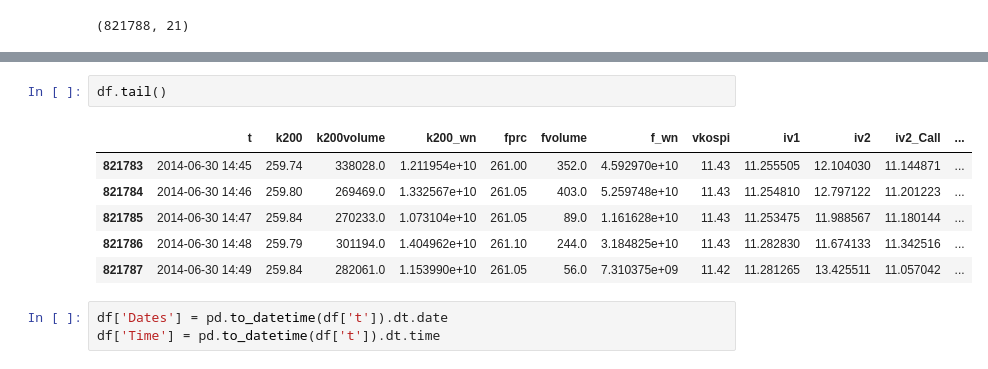
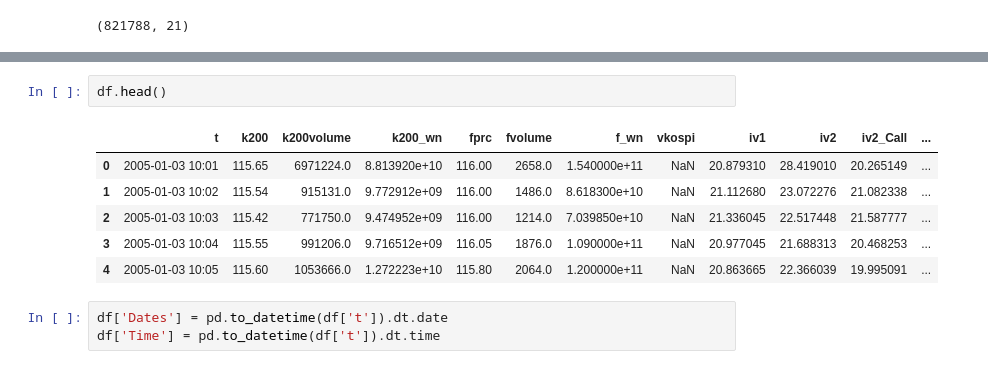
Before and after one commit to shivams289/Kaggle-Projects, a Jupyter notebook: Quantile_regression.ipynb, the cells around one changed output, grey strips where cells are left out. Saved outputs shown, nothing was run; the diff lists cells and outputs as text.

```diff
--- a/Quantile_regression.ipynb
+++ b/Quantile_regression.ipynb
@@ -36,14 +36,14 @@ iv3_atm       float64
 iv3_otm       float64
 dtype: object
 # %%
-df.tail()
+df.head()
 # %% [output]
 |  | t | k200 | k200volume | k200_wn | fprc | fvolume | f_wn | vkospi | iv1 | iv2 | iv2_Call | ... |
-| 821783 | 2014-06-30 14:45 | 259.74 | 338028.0 | 1.211954e+10 | 261.00 | 352.0 | 4.592970e+10 | 11.43 | 11.255505 | 12.104030 | 11.144871 | ... |
-| 821784 | 2014-06-30 14:46 | 259.80 | 269469.0 | 1.332567e+10 | 261.05 | 403.0 | 5.259748e+10 | 11.43 | 11.254810 | 12.797122 | 11.201223 | ... |
-| 821785 | 2014-06-30 14:47 | 259.84 | 270233.0 | 1.073104e+10 | 261.05 | 89.0 | 1.161628e+10 | 11.43 | 11.253475 | 11.988567 | 11.180144 | ... |
-| 821786 | 2014-06-30 14:48 | 259.79 | 301194.0 | 1.404962e+10 | 261.10 | 244.0 | 3.184825e+10 | 11.43 | 11.282830 | 11.674133 | 11.342516 | ... |
-| 821787 | 2014-06-30 14:49 | 259.84 | 282061.0 | 1.153990e+10 | 261.05 | 56.0 | 7.310375e+09 | 11.42 | 11.281265 | 13.425511 | 11.057042 | ... |
+| 0 | 2005-01-03 10:01 | 115.65 | 6971224.0 | 8.813920e+10 | 116.00 | 2658.0 | 1.540000e+11 | NaN | 20.879310 | 28.419010 | 20.265149 | ... |
+| 1 | 2005-01-03 10:02 | 115.54 | 915131.0 | 9.772912e+09 | 116.00 | 1486.0 | 8.618300e+10 | NaN | 21.112680 | 23.072276 | 21.082338 | ... |
+| 2 | 2005-01-03 10:03 | 115.42 | 771750.0 | 9.474952e+09 | 116.00 | 1214.0 | 7.039850e+10 | NaN | 21.336045 | 22.517448 | 21.587777 | ... |
+| 3 | 2005-01-03 10:04 | 115.55 | 991206.0 | 9.716512e+09 | 116.05 | 1876.0 | 1.090000e+11 | NaN | 20.977045 | 21.688313 | 20.468253 | ... |
+| 4 | 2005-01-03 10:05 | 115.60 | 1053666.0 | 1.272223e+10 | 115.80 | 2064.0 | 1.200000e+11 | NaN | 20.863665 | 22.366039 | 19.995091 | ... |
 # %%
 df['Dates'] = pd.to_datetime(df['t']).dt.date
 df['Time'] = pd.to_datetime(df['t']).dt.time
```
Also changed, not shown: parts of 71 cells of this notebook.
